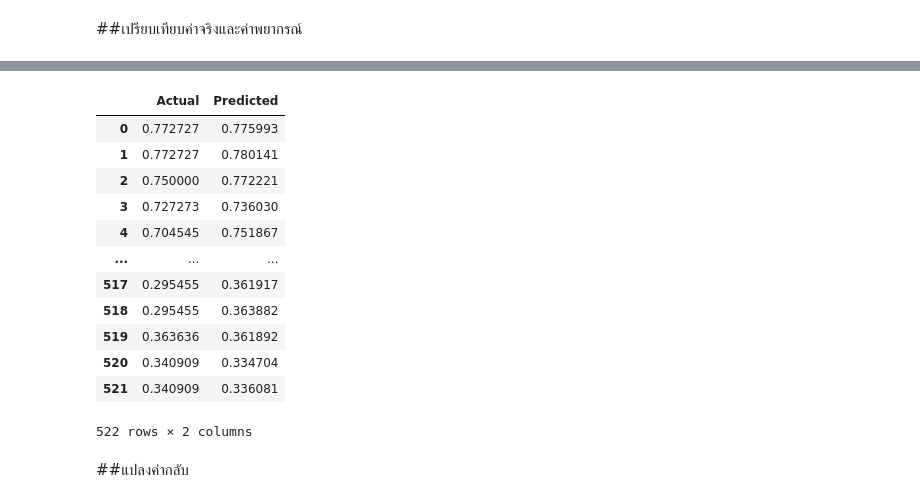
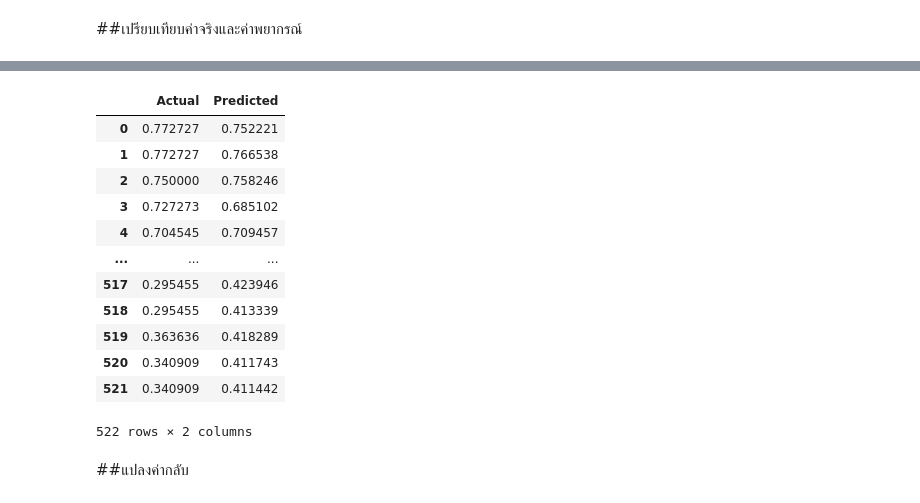
Before and after one commit to Suriya6744/Project, a Jupyter notebook: LSTM_final.ipynb, the cells around one changed output, grey strips where cells are left out. Drawn from its saved outputs; the diff is of its cells as text; code cells hidden in the pictures.

```diff
--- a/LSTM_final.ipynb
+++ b/LSTM_final.ipynb
@@ -421,7 +421,7 @@ ex
 # %% [markdown]
 ##Date
 # %%
-date = pd.read_csv('/content/drive/MyDrive/Project1/Project1/date.csv')
+date = pd.read_csv('/content/drive/MyDrive/Project1/date.csv')
 date
 # %% [output]
 |  | Date | day | month | year | date |
@@ -754,13 +754,12 @@ a
 X = a[['cp_wti', 'cp_ex', 'cp_xau', 'vol_ptt']]
 y = a['cp_ptt']
 
-# # ใช้ iloc เพื่อแบ่งชุดข้อมูล
-X_train = X.iloc[:522, :]
-X_test = X.iloc[522:, :]
-y_train = y.iloc[:522]
-y_test = y.iloc[522:]
-X_val = X.iloc[480:544, :]
-y_val = y.iloc[480:544]
+# ใช้ iloc เพื่อแบ่งชุดข้อมูล
+X_train_ptt = X.iloc[:522, :]
+X_test_ptt = X.iloc[522:, :]
+y_train_ptt = y.iloc[:522]
+y_test_ptt = y.iloc[522:]
 # %%
-# X_train = X_train.values.reshape((X_train.shape[0], X_train.shape[1], 1))
-# X_test = X_test.values.reshape((X_test.shape[0], X_test.shape[1], 1))
+# แปลงข้อมูลให้เป็นรูปแบบที่เหมาะสมสำหรับ LSTM
+X_train_ptt = X_train_ptt.values.reshape((X_train_ptt.shape[0], X_train_ptt.shape[1], 1))
+X_test_ptt = X_test_ptt.values.reshape((X_test_ptt.shape[0], X_test_ptt.shape[1], 1))
@@ -879,0 +925,10 @@ X_train.shape[2]
+# %%
+y_pred_ptt_trian = model.predict(X_train_ptt).flatten()
+plt.figure(figsize=(12, 6))
+plt.plot(cm_df['cp_ptt'].values, label='Actual Prices', color='blue')
+plt.plot(y_pred_ptt_trian, label='Predicted Prices', color='red')
+plt.xlabel('Time')
+plt.ylabel('Stock Price')
+plt.legend()
+plt.title('Actual vs. Predicted Stock Prices')
+plt.show()
@@ -914,25 +953,25 @@ y_pred = model.predict(X_train)
 # %%
 import pandas as pd
 import numpy as np
 
 # Create a DataFrame for comparison
-lstm_ptt_pd_train = pd.DataFrame({'Actual': y_train, 'Predicted': y_pred.flatten()})
+lstm_ptt_pd_train = pd.DataFrame({'Actual': y_train_ptt, 'Predicted': y_pred_ptt_trian.flatten()})
 
 # Print the comparison table
 lstm_ptt_pd_train
 # %% [output]
 |  | Actual | Predicted |
-| 0 | 0.772727 | 0.775993 |
-| 1 | 0.772727 | 0.780141 |
-| 2 | 0.750000 | 0.772221 |
-| 3 | 0.727273 | 0.736030 |
-| 4 | 0.704545 | 0.751867 |
+| 0 | 0.772727 | 0.752221 |
+| 1 | 0.772727 | 0.766538 |
+| 2 | 0.750000 | 0.758246 |
+| 3 | 0.727273 | 0.685102 |
+| 4 | 0.704545 | 0.709457 |
 | ... | ... | ... |
-| 517 | 0.295455 | 0.361917 |
-| 518 | 0.295455 | 0.363882 |
-| 519 | 0.363636 | 0.361892 |
-| 520 | 0.340909 | 0.334704 |
-| 521 | 0.340909 | 0.336081 |
+| 517 | 0.295455 | 0.423946 |
+| 518 | 0.295455 | 0.413339 |
+| 519 | 0.363636 | 0.418289 |
+| 520 | 0.340909 | 0.411743 |
+| 521 | 0.340909 | 0.411442 |
 522 rows × 2 columns
 # %% [markdown]
 ##แปลงค่ากลับ
```
Also changed, not shown: parts of 68 cells of this notebook.
